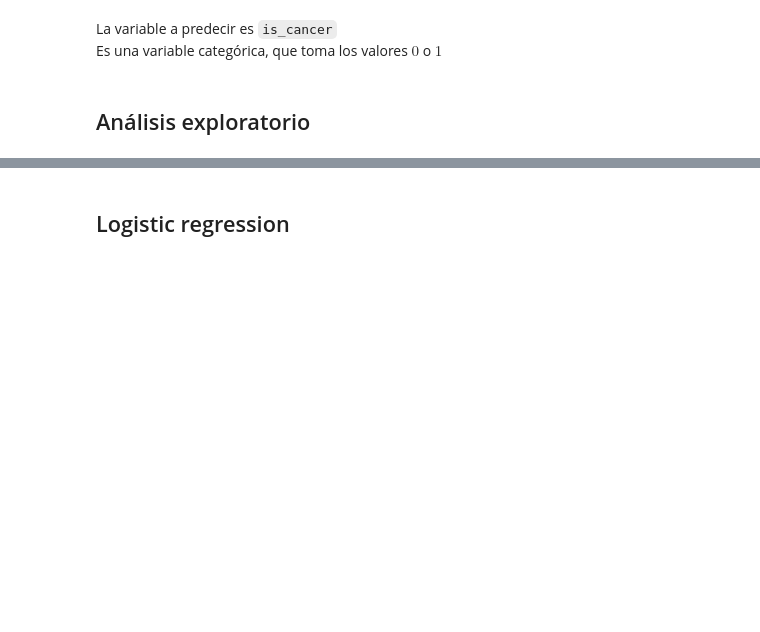
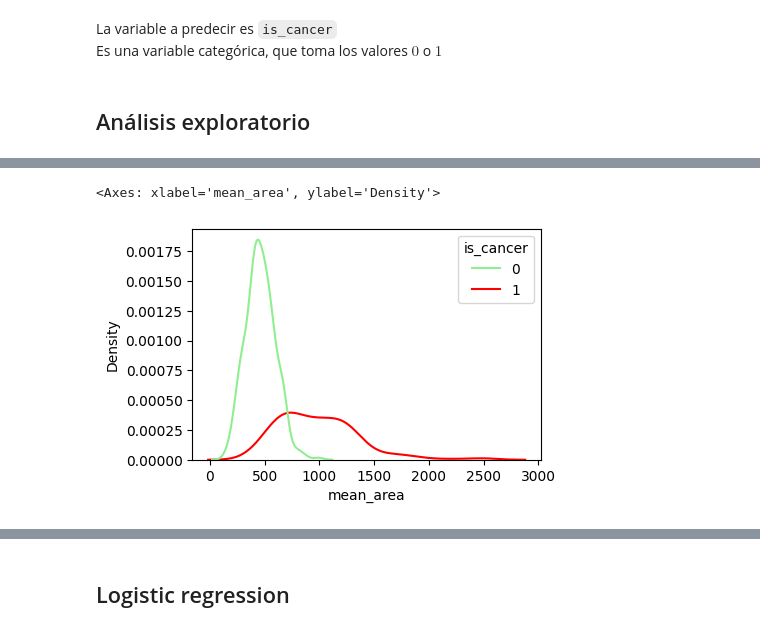
Before and after one commit to sheriffff/temp_esesa, a Jupyter notebook: 04.classification.ipynb, the cells around one changed output, grey strips where cells are left out. Saved outputs shown, nothing was run; the diff lists cells and outputs as text; code cells hidden in the pictures; blank space fills up the shorter version.

```diff
--- a/04.classification.ipynb
+++ b/04.classification.ipynb
@@ -66,2 +135,5 @@ sns.kdeplot(x=df.mean_radius, hue=df.is_cancer)
 # %%
-sns.kdeplot(x=df.mean_area, hue=df.is_cancer)
+sns.kdeplot(x=df.mean_area, hue=df.is_cancer, palette=["lightgreen", "red"])
+# %% [output]
+<Axes: xlabel='mean_area', ylabel='Density'>
+[figure, added]
```
Also changed, not shown: parts of 106 cells of this notebook, 1 other file.
